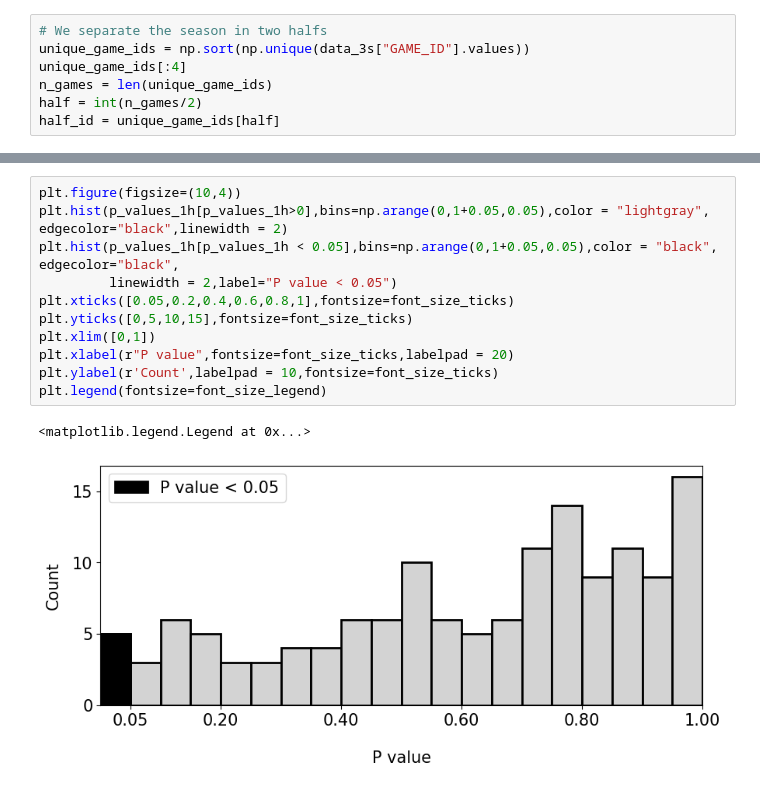
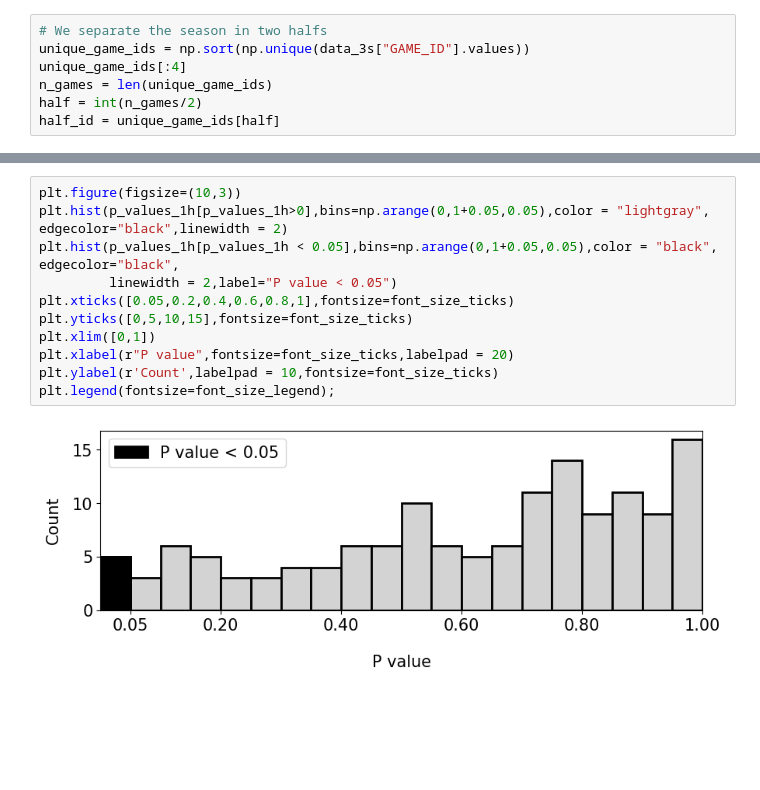
Before and after one commit to cfgranda/ps4ds, a Jupyter notebook: hypothesis_testing/three_pointers_clutch.ipynb, the cells around one changed output, grey strips where cells are left out. Saved outputs shown, nothing was run; the diff lists cells and outputs as text; blank space fills up the shorter version.

```diff
--- a/hypothesis_testing/three_pointers_clutch.ipynb
+++ b/hypothesis_testing/three_pointers_clutch.ipynb
@@ -192,16 +192,15 @@ kirk hinrich
 CLUTCH: 3 out of 8 (0.375)
 p value: 0.4909
 # %%
-plt.figure(figsize=(10,4))
+plt.figure(figsize=(10,3))
 plt.hist(p_values_1h[p_values_1h>0],bins=np.arange(0,1+0.05,0.05),color = "lightgray", edgecolor="black",linewidth = 2)
 plt.hist(p_values_1h[p_values_1h < 0.05],bins=np.arange(0,1+0.05,0.05),color = "black", edgecolor="black",
          linewidth = 2,label="P value < 0.05")
 plt.xticks([0.05,0.2,0.4,0.6,0.8,1],fontsize=font_size_ticks)
 plt.yticks([0,5,10,15],fontsize=font_size_ticks)
 plt.xlim([0,1])
 plt.xlabel(r"P value",fontsize=font_size_ticks,labelpad = 20)
 plt.ylabel(r'Count',labelpad = 10,fontsize=font_size_ticks)
-plt.legend(fontsize=font_size_legend)
+plt.legend(fontsize=font_size_legend);
 # %% [output]
-<matplotlib.legend.Legend at 0x...>
-[figure, old version]
+[figure, new version]
```
Also changed, not shown: parts of 1 cell of this notebook, 13 other files.
